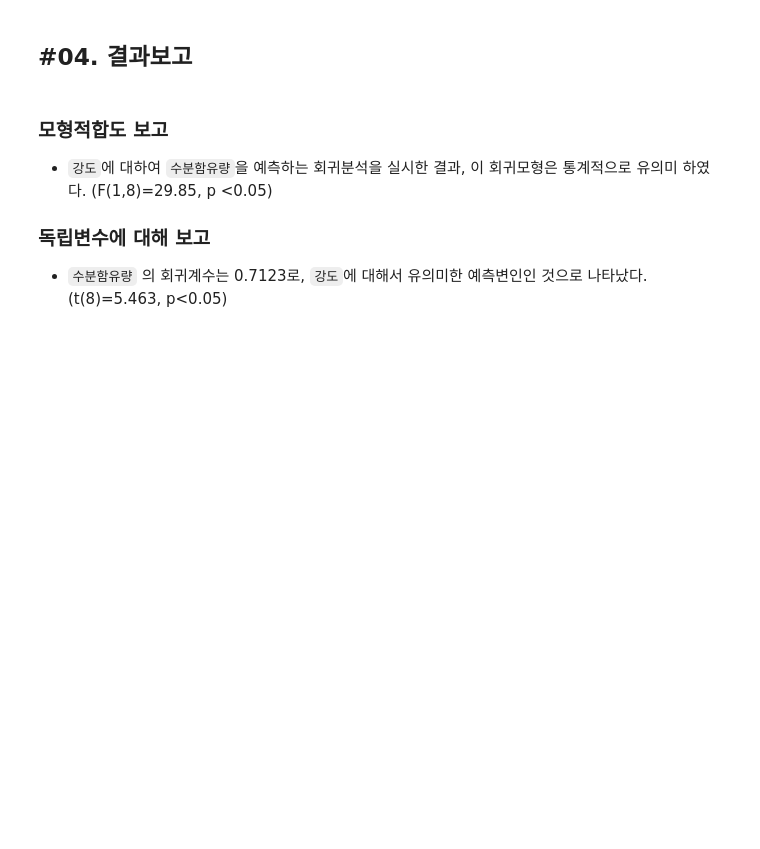
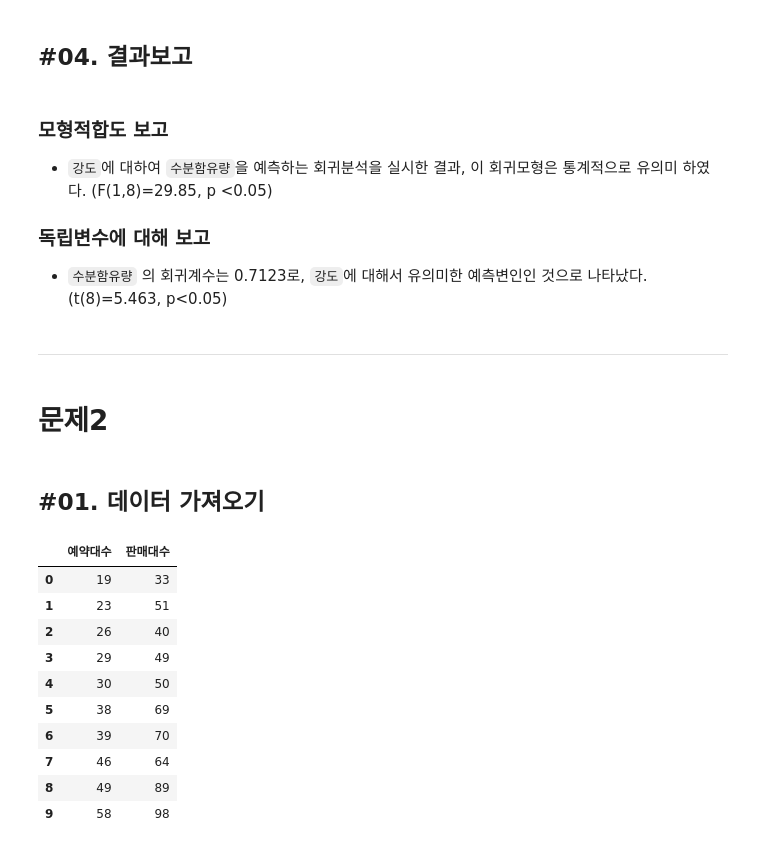
Before and after one commit to Jeeunun/Data_analysis_education_Closed, a Jupyter notebook: data_analysis/E.확증적_데이터_분석/04_회귀분석/연습문제.ipynb, the cells around one changed output. Saved outputs shown, nothing was run; the diff lists cells and outputs as text; code cells hidden in the pictures; blank space fills up the shorter version.

```diff
--- a/data_analysis/E.확증적_데이터_분석/04_회귀분석/연습문제.ipynb
+++ b/data_analysis/E.확증적_데이터_분석/04_회귀분석/연습문제.ipynb
@@ -125,3 +127,24 @@ Notes:
 
 ### 독립변수에 대해 보고
 - `수분함유량` 의 회귀계수는 0.7123로, `강도`에 대해서 유의미한 예측변인인 것으로 나타났다. (t(8)=5.463, p<0.05)
+# %% [markdown]
+************************
+# %% [markdown]
+# 문제2
+# %% [markdown]
+## #01. 데이터 가져오기
+# %%
+df2 = read_excel("https://data.hossam.kr/E04/aircon.xlsx")
+df2
+# %% [output]
+|  | 예약대수 | 판매대수 |
+| 0 | 19 | 33 |
+| 1 | 23 | 51 |
+| 2 | 26 | 40 |
+| 3 | 29 | 49 |
+| 4 | 30 | 50 |
+| 5 | 38 | 69 |
+| 6 | 39 | 70 |
+| 7 | 46 | 64 |
+| 8 | 49 | 89 |
+| 9 | 58 | 98 |
```
Also changed, not shown: parts of 25 cells of this notebook.
